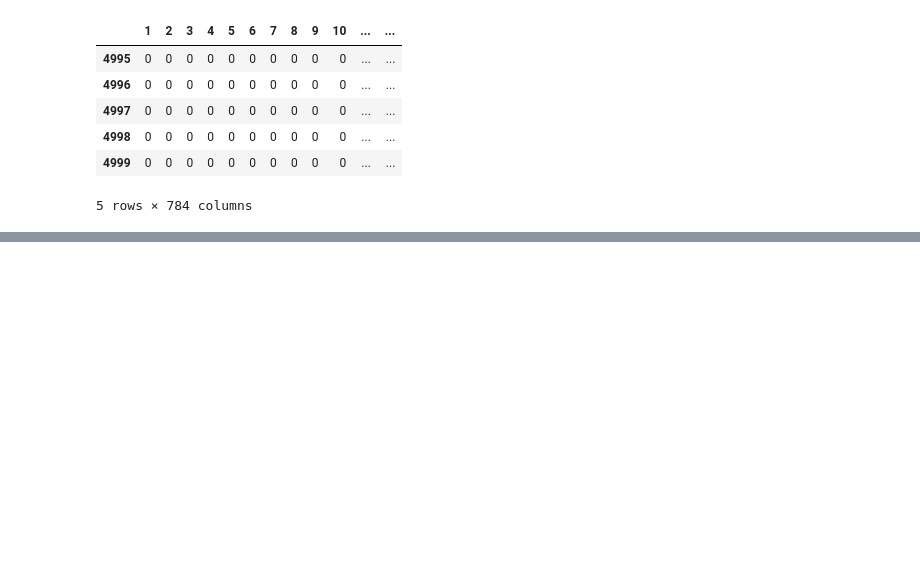
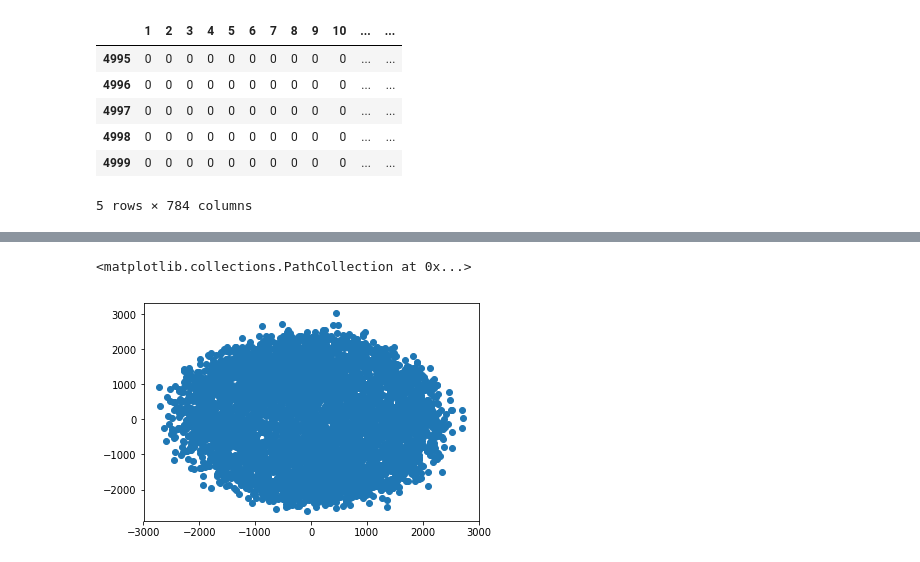
Before and after one commit to Cuspian/data_mining_class, a Jupyter notebook: w8task.ipynb, the cells around one changed output, grey strips where cells are left out. Saved outputs shown, nothing was run; the diff lists cells and outputs as text; code cells hidden in the pictures; blank space fills up the shorter version.

```diff
--- a/w8task.ipynb
+++ b/w8task.ipynb
@@ -64,0 +161,5 @@ array([[  159.94407612,  -594.76657171],
+# %%
+plt.scatter(np.transpose(X_proj)[0], np.transpose(X_proj)[1])
+# %% [output]
+<matplotlib.collections.PathCollection at 0x...>
+[figure, added]
```
Also changed, not shown: parts of 18 cells of this notebook.
